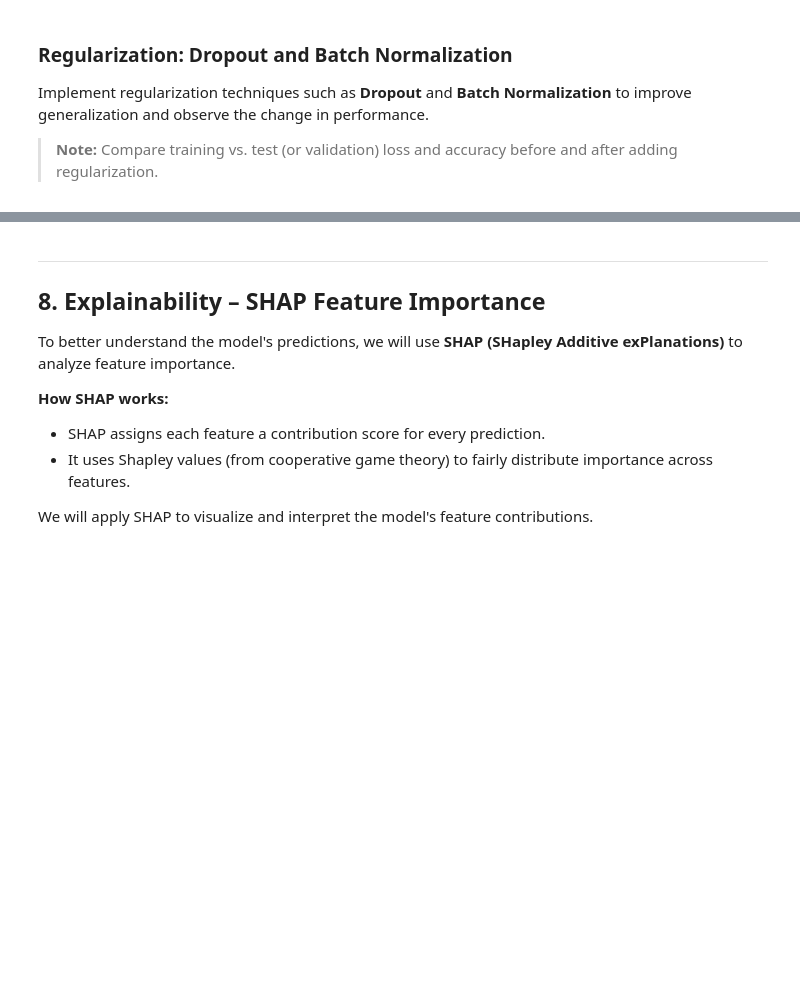
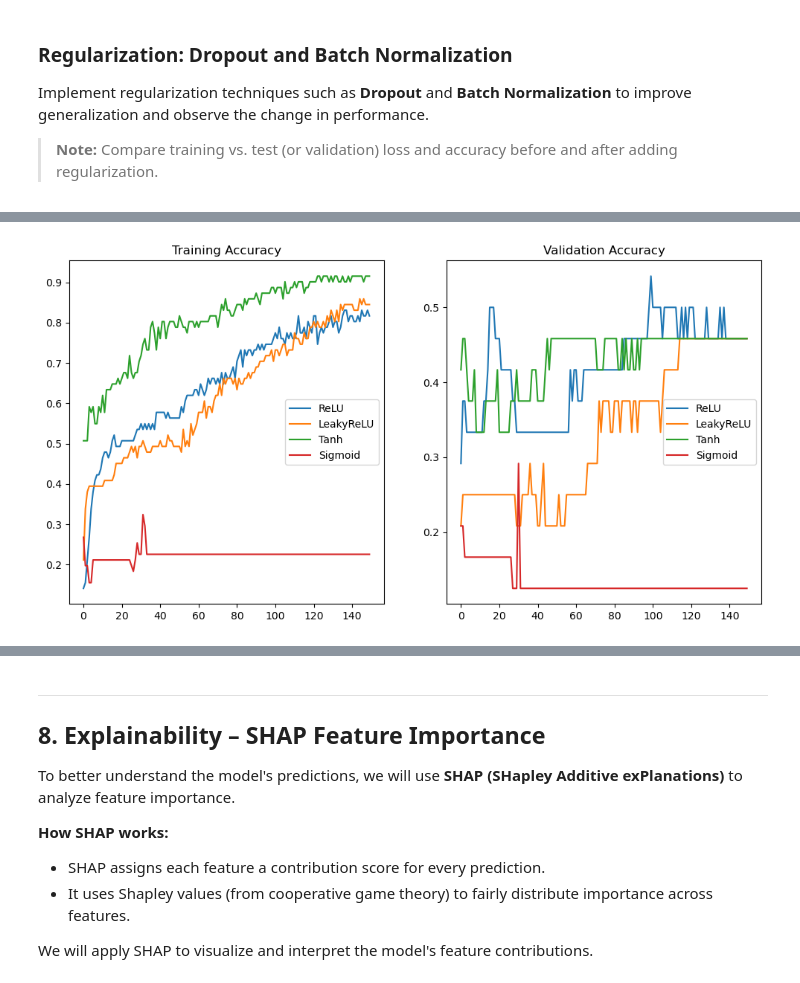
Before and after one commit to lindsayvarzz/AML_Project_1, a Jupyter notebook: Project_1.ipynb, the cells around one changed output, grey strips where cells are left out. Cells and saved outputs as stored; diff of their text form; code cells hidden in the pictures; blank space fills up the shorter version.

```diff
--- a/Project_1.ipynb
+++ b/Project_1.ipynb
@@ -910,0 +1396,24 @@ Experiment with different activation functions — **ReLU**, **LeakyReLU**, **Ta
+# %%
+#Sigmoid model:
+keras_model_sigmoid = Sequential([
+    keras.layers.Input(shape=(feature_count,)),
+    Dense(128, activation='sigmoid'),
+    Dense(64, activation='sigmoid'),
+    Dense(64, activation='sigmoid'),
+    Dense(32, activation='sigmoid'),
+    Dense(5, activation='softmax')
+])
+
+keras_model_sigmoid.compile(
+    loss='categorical_crossentropy',
+    optimizer='sgd',
+    metrics=['accuracy']
+)
+
+history_sigmoid = keras_model_sigmoid.fit(
+    X_train_nn,
+    y_train_nn,
+    batch_size=20,
+    epochs=150,
+    validation_split=0.25
+)
@@ -910,0 +1438,22 @@ Experiment with different activation functions — **ReLU**, **LeakyReLU**, **Ta
+# %%
+plt.figure(figsize=(12,6))
+
+plt.subplot(1,2,1)
+plt.plot(history_relu.history['accuracy'], label='ReLU')
+plt.plot(history_leaky.history['accuracy'], label='LeakyReLU')
+plt.plot(history_tanh.history['accuracy'], label='Tanh')
+plt.plot(history_sigmoid.history['accuracy'], label='Sigmoid')
+plt.title("Training Accuracy")
+plt.legend()
+
+plt.subplot(1,2,2)
+plt.plot(history_relu.history['val_accuracy'], label='ReLU')
+plt.plot(history_leaky.history['val_accuracy'], label='LeakyReLU')
+plt.plot(history_tanh.history['val_accuracy'], label='Tanh')
+plt.plot(history_sigmoid.history['val_accuracy'], label='Sigmoid')
+plt.title("Validation Accuracy")
+plt.legend()
+
+plt.show()
+# %% [output]
+[figure, added]
```
Also changed, not shown: parts of 46 cells of this notebook.
